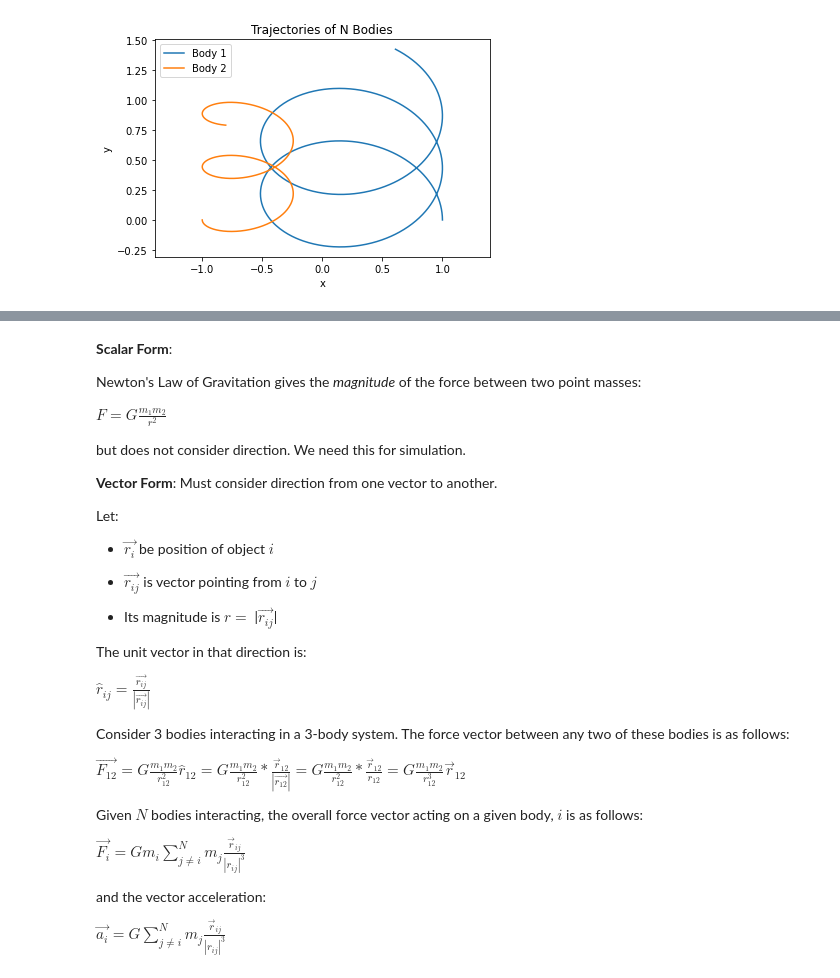
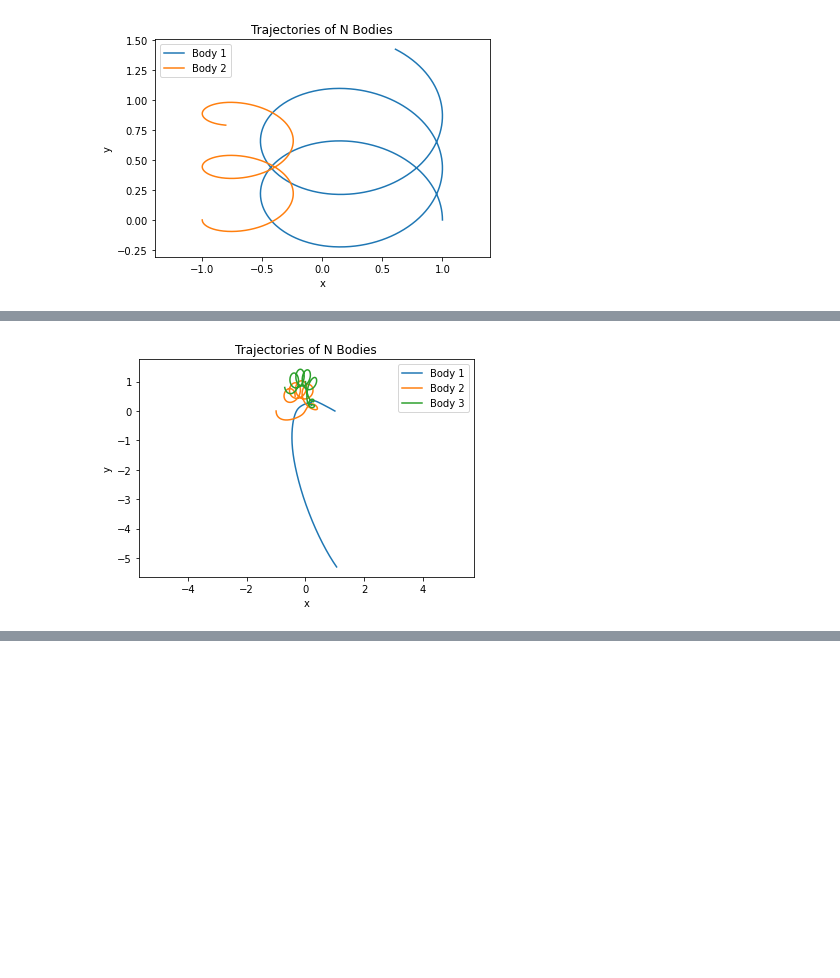
Before and after one commit to OliverPearce5/N-body_sim, a Jupyter notebook: nbody.ipynb, the cells around one changed output, grey strips where cells are left out. Drawn from its saved outputs; the diff is of its cells as text; code cells hidden in the pictures; blank space fills up the shorter version.

Commit message:
Adding Euler-Cromer integration method

```diff
--- a/nbody.ipynb
+++ b/nbody.ipynb
@@ -31,10 +89,10 @@ class System:
         # changing shape of mass array such that shapes compute for division
 
         # Updating velocity and position
+        self.x += self.v * dt
         self.v += accs * dt
-        self.x += self.v * dt
 
-    def simulation(self, n_steps: int, dt: float) -> list:
+    def simulation_euler(self, n_steps: int, dt: float) -> list:
         trajectory = [self.x.copy()]
 
         for i in range(n_steps):
@@ -42,6 +100,24 @@ class System:
             # this computes forces and updates parameters
             trajectory.append(self.x.copy())
         return trajectory
+
+    # Euler-Cromer Method
+
+    def update_params_euler_cromer(self, dt:float) -> None:
+        forces = self.compute_forces()
+        accs = forces/self.m[:,np.newaxis]
+
+        self.v += accs * dt
+        self.x += self.v * dt
+
+    def simulation_euler_cromer(self, n_steps: int, dt: float) -> list:
+        trajectory = [self.x.copy()]
+
+        for i in range(n_steps):
+            self.update_params_euler_cromer(dt)
+            # this computes forces and updates parameters
+            trajectory.append(self.x.copy())
+        return trajectory
 # %%
 # # 2 body check:
 # G = 1
@@ -65,7 +141,7 @@ class System:
 # plt.legend()
 # plt.show()
 # %%
-# 2 body
+# 2 body to test
 %matplotlib inline
 G = 1 # since we are using masses, positions of order 1, use natural units
 num_objects = 2
@@ -74,7 +150,7 @@ initial_velocities = np.array([[0, 0.5, 0], [0, -0.1, 0]], dtype=float)
 masses = np.array([1.0, 2.0])
 
 system = System(num_objects = num_objects, x=initial_positions, v=initial_velocities, m=masses, G=G, softening=1e-5)
-trajectory = system.simulation(n_steps =1000, dt=0.01)
+trajectory = system.simulation_euler_cromer(n_steps =1000, dt=0.01)
 trajectory = np.array(trajectory)
 
 for i in range(num_objects):
@@ -96,10 +172,10 @@ G = 1 # since we are using masses, positions of order 1, use natural units
 num_objects = 3
 initial_positions = np.array([[1, 0, 0], [-1, 0, 0], [0, 1, 0]], dtype=float)
 initial_velocities = np.array([[0, 0, 0], [0, -0.5, 0], [0, 0, 0]], dtype=float)
-masses = np.array([1.0, 1.0, 1.0])
+masses = np.array([1.0, 1.0, 1])
 
 system = System(num_objects = num_objects, x=initial_positions, v=initial_velocities, m=masses, G=G, softening=1e-5)
-trajectory = system.simulation(n_steps =1000, dt=0.01)
+trajectory = system.simulation_euler_cromer(n_steps =1000, dt=0.01)
 trajectory = np.array(trajectory)
 
 for i in range(num_objects):
@@ -116,3 +190,4 @@ plt.show()
+[figure, added]
 # %%
 %matplotlib notebook
 # Assume `trajectory` is already computed and is shape (n_steps, N, 3)
@@ -165,40 +240,3 @@ plt.show()
 #         v_com /= M
 #         self.x -= x_com
 #         self.v -= v_com
-# %% [markdown]
-**Scalar Form**:
-
-Newton's Law of Gravitation gives the *magnitude* of the force between two point masses:
-
-$ F = G \frac{m_{1}m_{2}}{r^{2}} $
-
-but does not consider direction. We need this for simulation.
-
-**Vector Form**:
-Must consider direction from one vector to another.
-
-Let:
-
-
-- $ \vec{r_{i}} $ be position of object $i$
-
--  $ \vec{r_{ij}} $ is vector pointing from $i$ to $j$
-
-- Its magnitude is $r =$ |$\vec{r_{ij}}$|
-
-The unit vector in that direction is:
-
-$ \hat{r}_{ij} = \frac{\vec{r_{ij}}}{|\vec{r_{ij}}|} $
-
-Consider 3 bodies interacting in a 3-body system. The force vector between any two of these bodies is as follows:
-
-$ \vec{F_{12}} = G\frac{m_{1}m_{2}}{r_{12}^{2}}\hat{r}_{12} = G\frac{m_{1}m_{2}}{r_{12}^{2}}*\frac{\vec{r}_{12}}{|\vec{r_{12}}|} =  G\frac{m_{1}m_{2}}{r_{12}^{2}}*\frac{\vec{r}_{12}}{r_{12}} = G\frac{m_{1}m_{2}}{r_{12}^{3}} \vec{r}_{12} $
-
-
-Given $ N $ bodies interacting, the overall force vector acting on a given body, $ i $ is as follows:
-
-$ \vec{F_{i}} = G m_{i} \sum_{j\neq{i}}^{N} m_{j} \frac{\vec{r}_{ij}}{|r_{ij}|^{3}} $
-
-and the vector acceleration:
-
-$ \vec{a_{i}} = G  \sum_{j\neq{i}}^{N} m_{j} \frac{\vec{r}_{ij}}{|r_{ij}|^{3}} $
```
Also changed, not shown: parts of 4 cells of this notebook.
